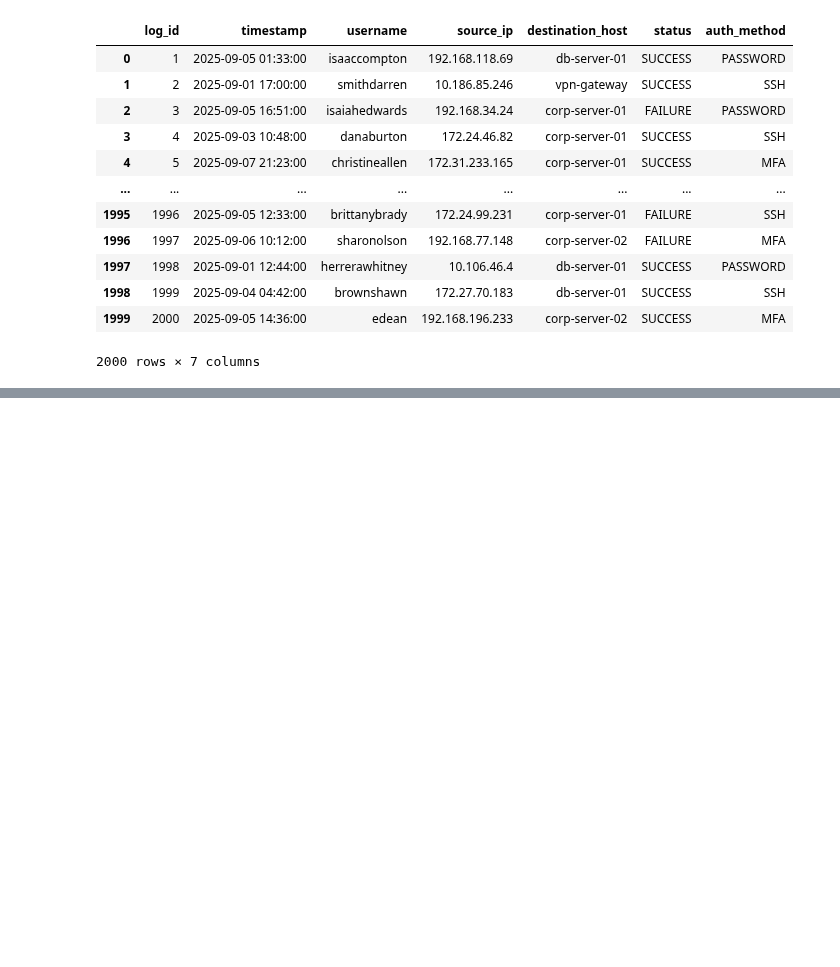
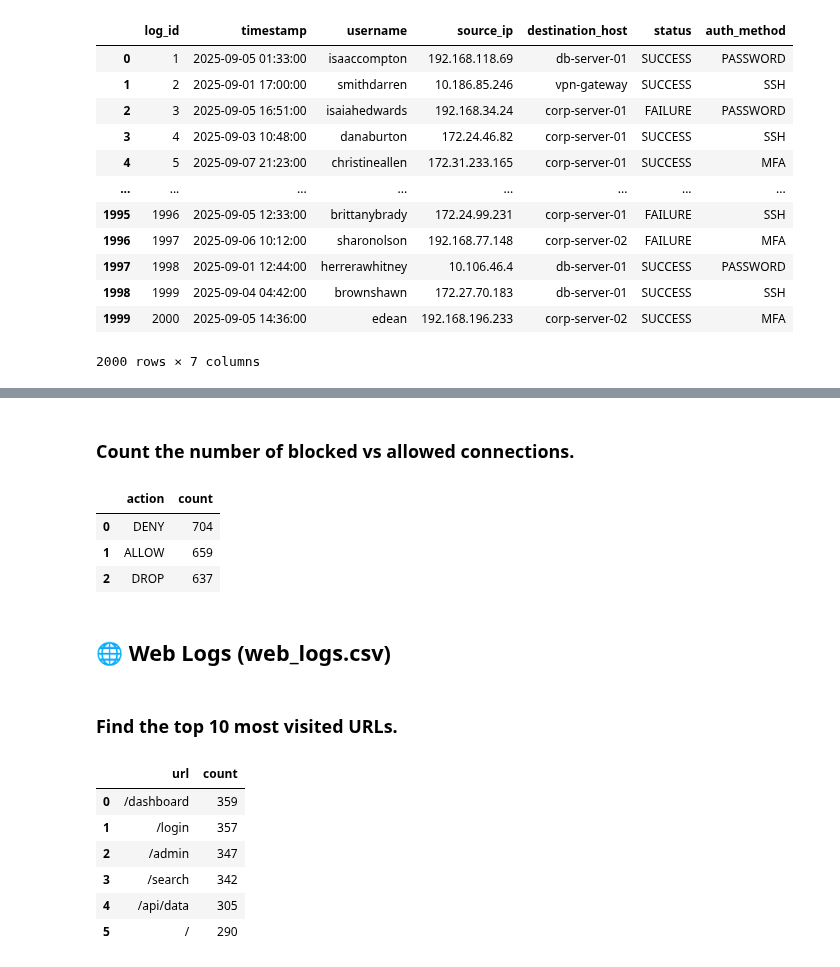
Before and after one commit to Himmu5/data-analysis, a Jupyter notebook: notebooks/cyber_analysis.ipynb, the cells around one changed output, grey strips where cells are left out. Drawn from its saved outputs; the diff is of its cells as text; code cells hidden in the pictures; blank space fills up the shorter version.

```diff
--- a/notebooks/cyber_analysis.ipynb
+++ b/notebooks/cyber_analysis.ipynb
@@ -173,0 +223,23 @@ auth_log_data
+# %% [markdown]
+### Count the number of blocked vs allowed connections.
+# %%
+firewall_data.aggregate('action').value_counts().reset_index()
+# %% [output]
+|  | action | count |
+| 0 | DENY | 704 |
+| 1 | ALLOW | 659 |
+| 2 | DROP | 637 |
+# %% [markdown]
+## 🌐 Web Logs (web_logs.csv)
+# %% [markdown]
+### Find the top 10 most visited URLs.
+# %%
+weblog_data['url'].value_counts().reset_index().sort_values(by='count', ascending=False)
+# %% [output]
+|  | url | count |
+| 0 | /dashboard | 359 |
+| 1 | /login | 357 |
+| 2 | /admin | 347 |
+| 3 | /search | 342 |
+| 4 | /api/data | 305 |
+| 5 | / | 290 |
```
Also changed, not shown: parts of 7 cells of this notebook.
